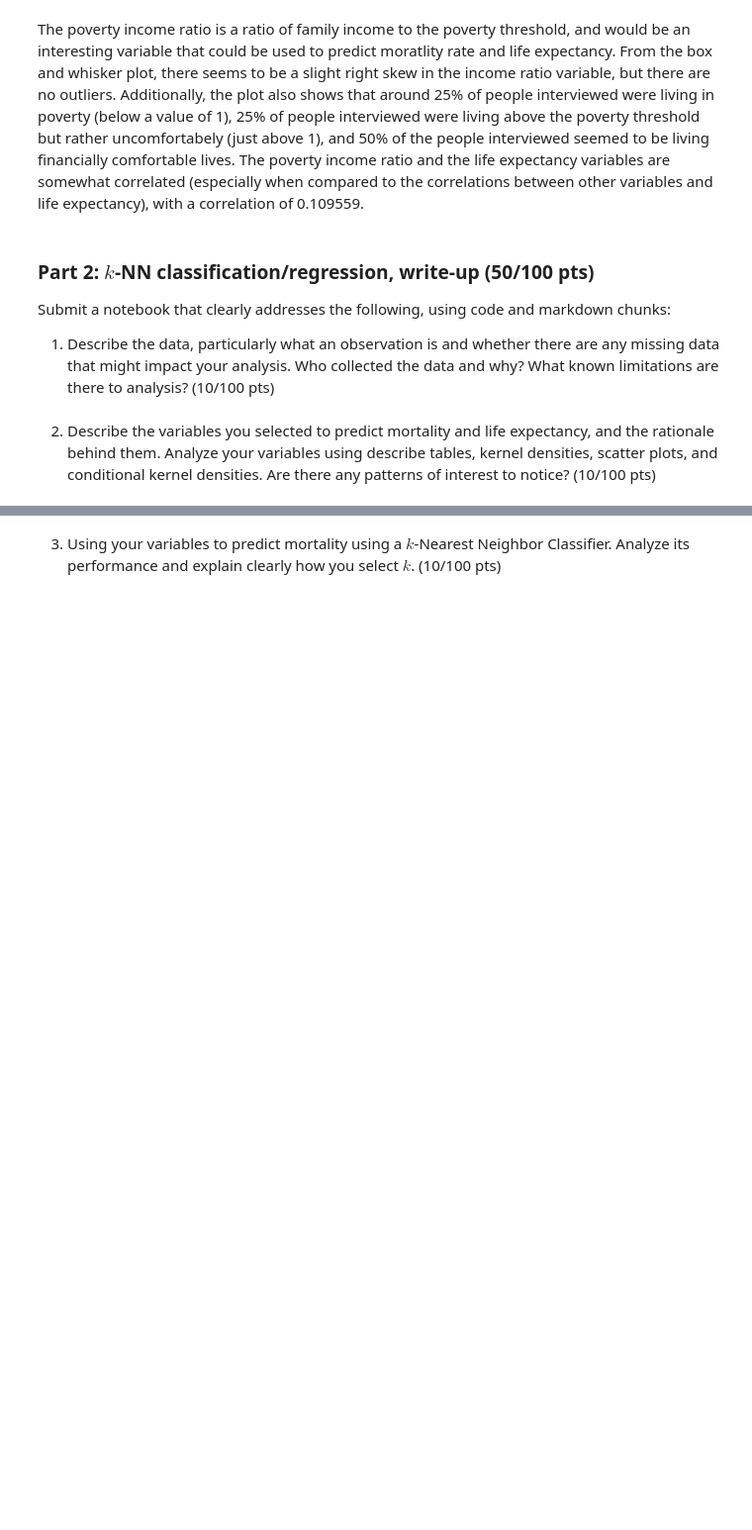
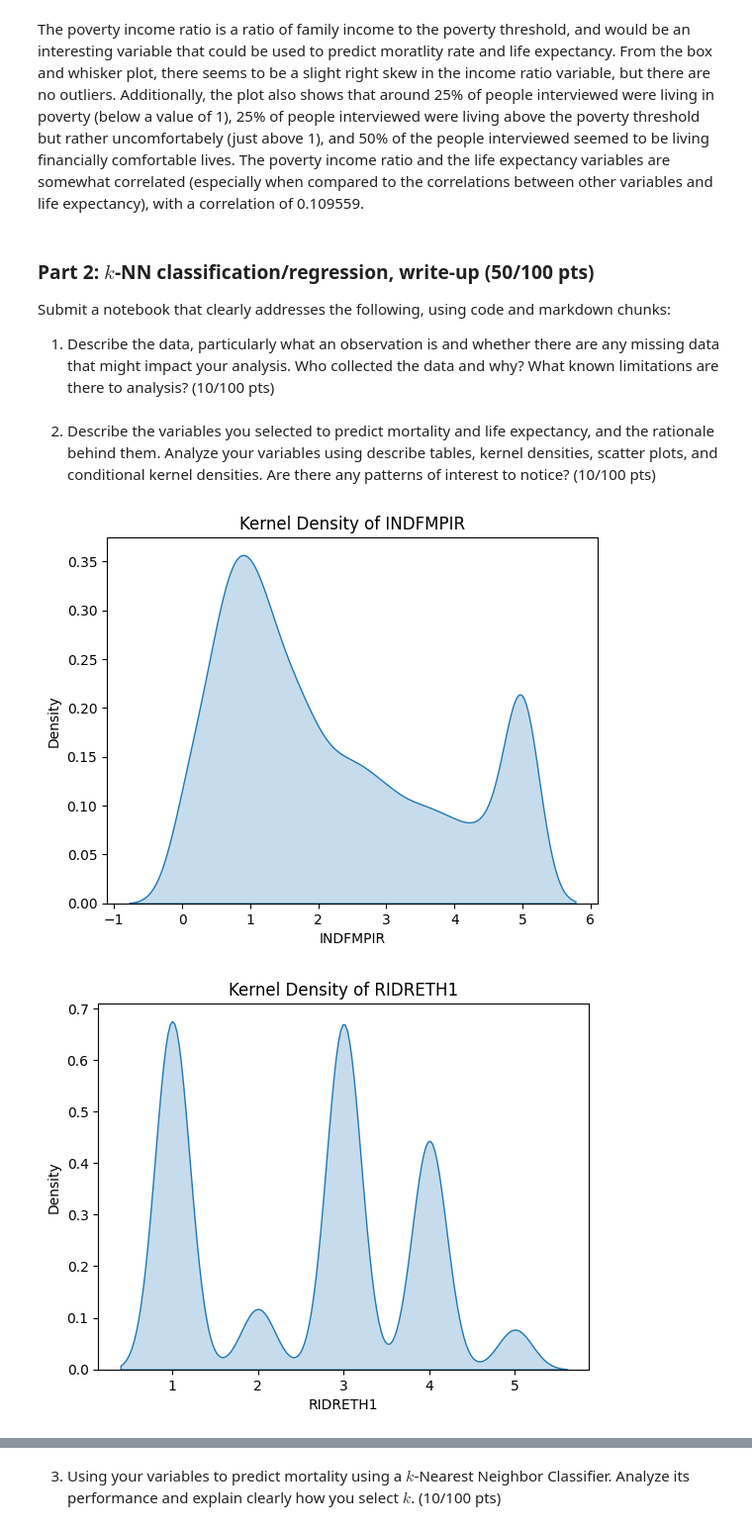
Before and after one commit to shalmalirao/ds3001-project1, a Jupyter notebook: project_1_bsds.ipynb, the cells around one changed output, grey strips where cells are left out. Shown at 99% size. Cells and saved outputs as stored; diff of their text form; code cells hidden in the pictures; blank space fills up the shorter version.

```diff
--- a/project_1_bsds.ipynb
+++ b/project_1_bsds.ipynb
@@ -154,10 +154,80 @@ Many risk factors are measured once and with error, and we only use a subset of
 # %% [markdown]
 2. Describe the variables you selected to predict mortality and life expectancy, and the rationale behind them. Analyze your variables using describe tables, kernel densities, scatter plots, and conditional kernel densities. Are there any patterns of interest to notice? (10/100 pts)
 # %%
-# Heer and Shalmali (describe + scatterplots)
+# Heer and Shalmali
+import seaborn as sns
+import matplotlib.pyplot as plt
 variables = ['INDFMPIR', 'RIDRETH1', 'DMDBORN', 'RIDAGEYR']
+targets = ['MORTSTAT', 'PERMTH_INT']
+# INDFMPIR = poverty income ratio
+# RIDRETH1 = race/ethnicity (1: Mexican American, 2: Other Hispanic, 3: Non Hispanic White, 4: Non Hispanic Black, 5: Other)
+# DMDBORN = country of birth (1: born in the US, 2: born in Mexico, 3: born elsewhere)
+# RIDAGEYR = age in years
 
-# INDFMPIR = poverty income ratio
-# RIDRETH1 = race/ethnicity
-# DMDBORN = country of birth
-# RIDAGEYR = age in years
+race_map = {
+    1: "Mexican American",
+    2: "Other Hispanic",
+    3: "Non-Hispanic White",
+    4: "Non-Hispanic Black",
+    5: "Other"
+}
+
+birth_map = {
+    1: "Born in US",
+    2: "Born in Mexico",
+    3: "Born Elsewhere"
+}
+
+mort_map = {
+    0: "Alive",
+    1: "Deceased"
+}
+
+# Apply mappings
+df['Race'] = df['RIDRETH1'].map(race_map)
+df['Country of Birth'] = df['DMDBORN'].map(birth_map)
+df['Mortality Status'] = df['MORTSTAT'].map(mort_map)
+
+for var in variables:
+    plt.figure()
+    sns.kdeplot(data=df, x=var, fill=True)
+    plt.title(f'Kernel Density of {var}')
+    plt.show()
+
+plt.figure()
+sns.kdeplot(
+    data=df,
+    x='PERMTH_INT',
+    hue='RIDRETH1',
+    fill=True
+)
+plt.title("Conditional KDE of PERMTH_INT given Race")
+plt.show()
+
+df['age_group'] = pd.cut(
+    df['RIDAGEYR'],
+    bins=[0,20,40,60,80],
+    labels=['0-20','20-40','40-60','60-80']
+)
+
+plt.figure()
+sns.kdeplot(
+    data=df,
+    x='PERMTH_INT',
+    hue='age_group',
+    fill=True
+)
+plt.title("Conditional KDE of PERMTH_INT given Age Group")
+plt.show()
+
+sns.kdeplot(
+    data=df,
+    x='RIDAGEYR',
+    y='PERMTH_INT',
+    fill=True
+)
+plt.title("Joint KDE: Age vs Survival Time")
+plt.show()
+# %% [output]
+[figure, added]
+[figure, added]
```
Also changed, not shown: parts of 2 cells of this notebook.
